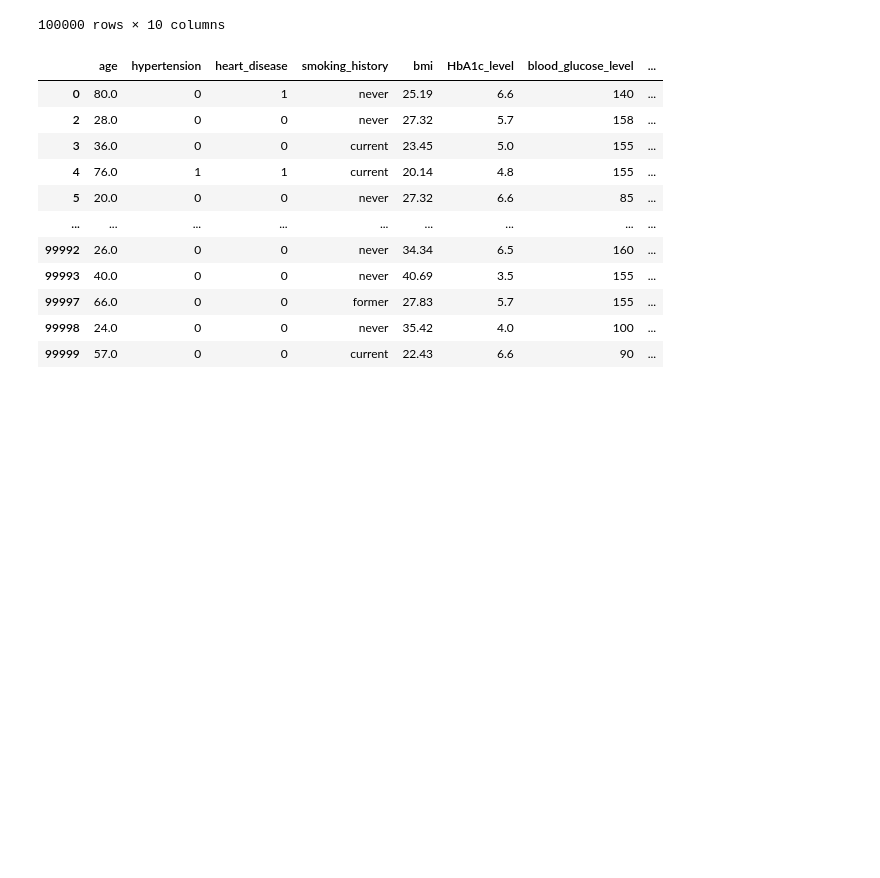
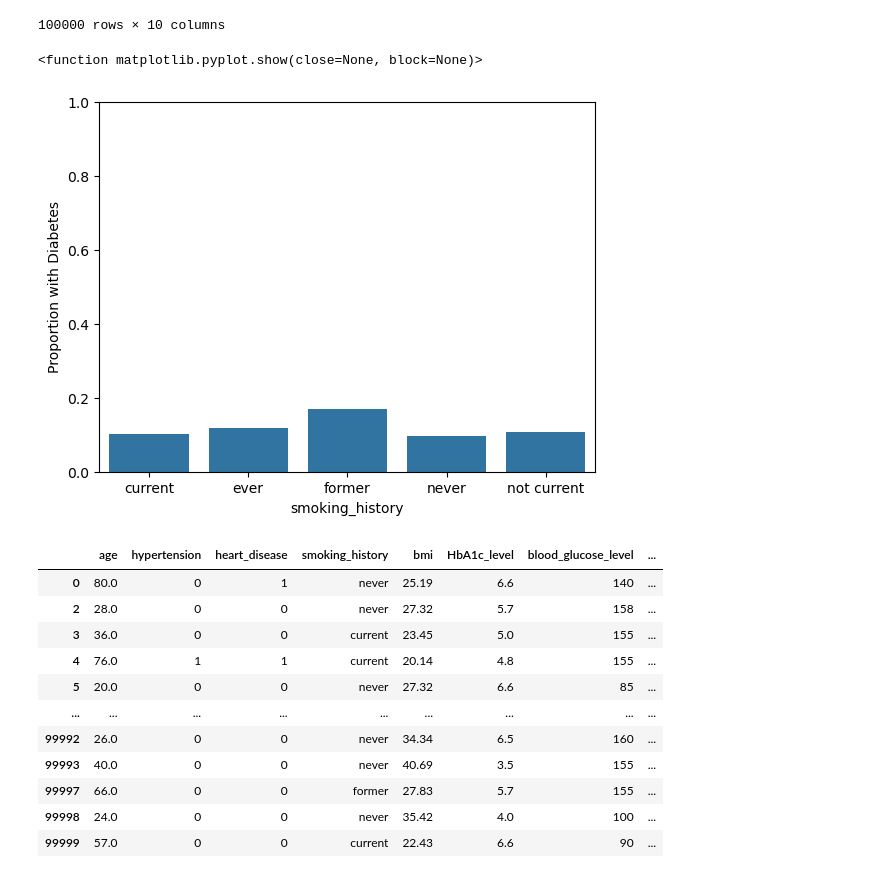
Before and after one commit to CBreach/352Project, a Jupyter notebook: finalProject.ipynb, the cells around one changed output. Drawn from its saved outputs; the diff is of its cells as text; code cells hidden in the pictures; blank space fills up the shorter version.

```diff
--- a/finalProject.ipynb
+++ b/finalProject.ipynb
@@ -106,6 +106,19 @@ df
 | 99998 | 24.0 | 0 | 0 | never | 35.42 | 4.0 | 100 | ... |
 | 99999 | 57.0 | 0 | 0 | current | 22.43 | 6.6 | 90 | ... |
 100000 rows × 10 columns
+# %%
+import seaborn as sns
+import matplotlib.pyplot as plt
+
+grouped = df.groupby('smoking_history')['diabetes'].mean().reset_index()
+
+sns.barplot(x='smoking_history', y='diabetes', data=grouped)
+plt.ylabel('Proportion with Diabetes')
+plt.ylim(0,1)
+plt.show
+# %% [output]
+<function matplotlib.pyplot.show(close=None, block=None)>
+[figure, added]
 # %%
 df.drop(df[df['smoking_history'] == 'No Info'].index, inplace=True)
 df
```
Also changed, not shown: parts of 1 cell of this notebook.
